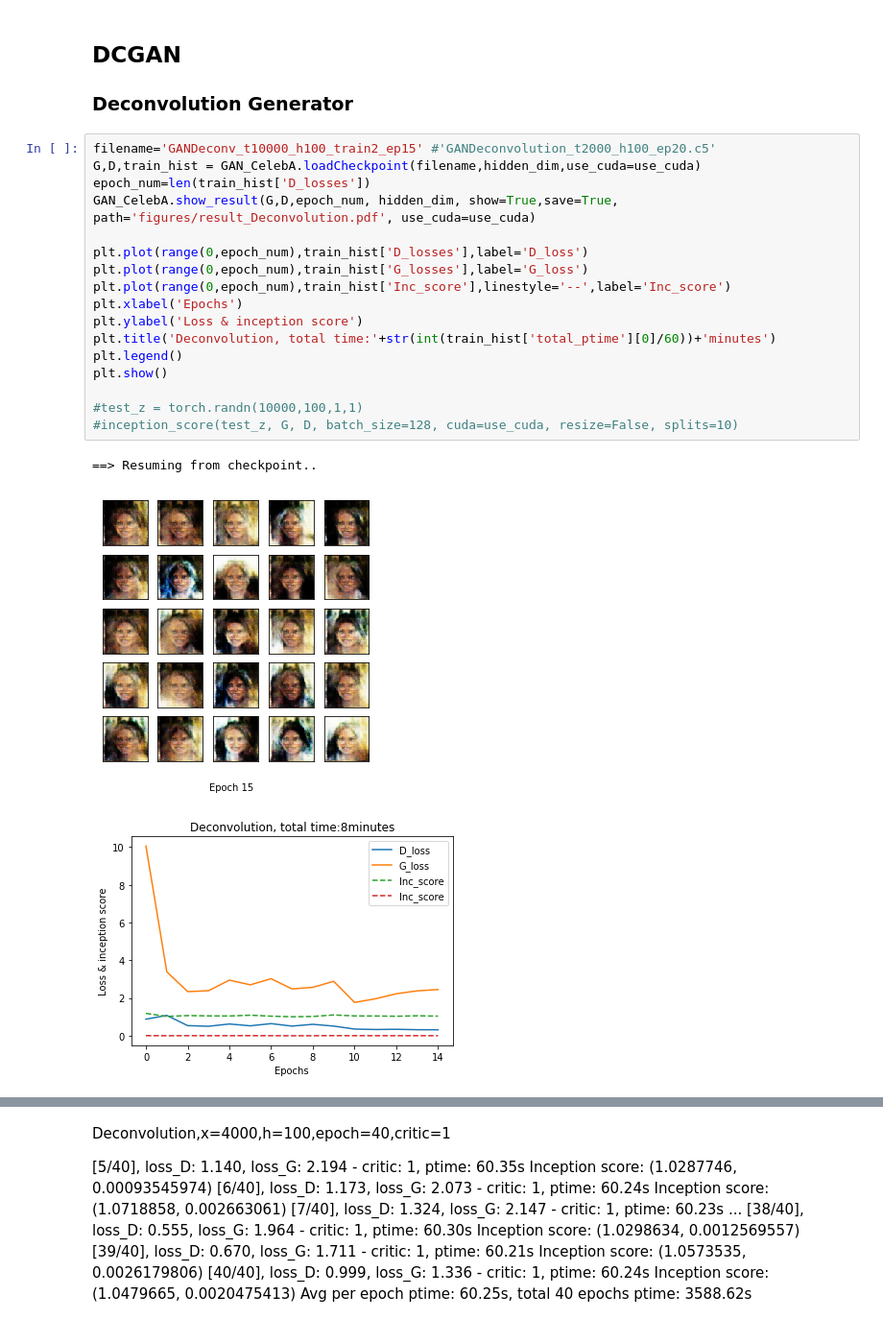
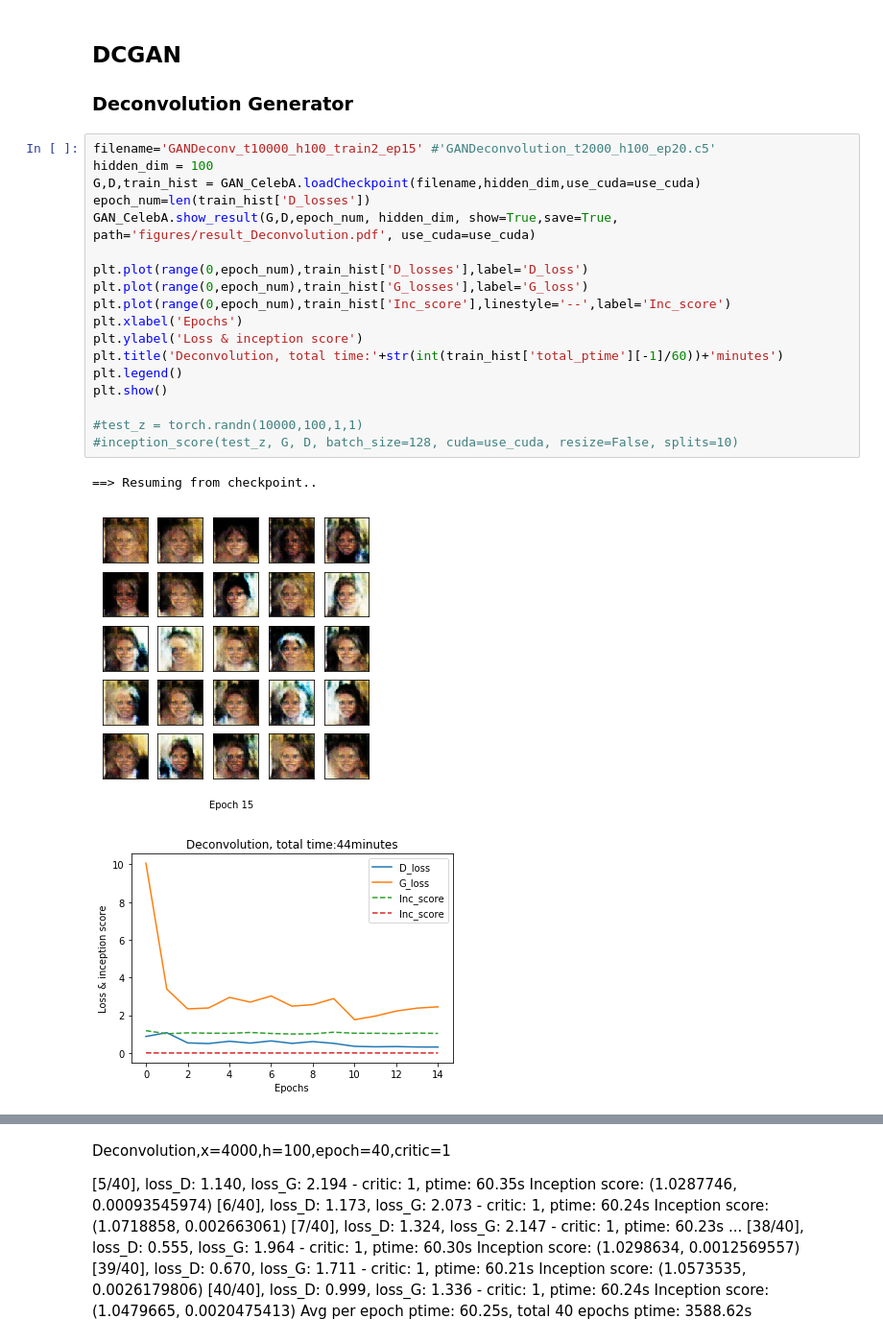
Before and after one commit to fanxiao001/ift6135-assignment, a Jupyter notebook: assignment4/ift6135_hwk4.ipynb, the cells around one changed output, grey strips where cells are left out. Shown at 96% size. Saved outputs shown, nothing was run; the diff lists cells and outputs as text.

```diff
--- a/assignment4/ift6135_hwk4.ipynb
+++ b/assignment4/ift6135_hwk4.ipynb
@@ -50,23 +45,24 @@ dataset = datasets.ImageFolder(root=img_root, transform=data_transform)
 ### Deconvolution Generator
 # %%
 filename='GANDeconv_t10000_h100_train2_ep15' #'GANDeconvolution_t2000_h100_ep20.c5'
+hidden_dim = 100
 G,D,train_hist = GAN_CelebA.loadCheckpoint(filename,hidden_dim,use_cuda=use_cuda)
 epoch_num=len(train_hist['D_losses'])
 GAN_CelebA.show_result(G,D,epoch_num, hidden_dim, show=True,save=True, path='figures/result_Deconvolution.pdf', use_cuda=use_cuda)
 
 plt.plot(range(0,epoch_num),train_hist['D_losses'],label='D_loss')
 plt.plot(range(0,epoch_num),train_hist['G_losses'],label='G_loss')
 plt.plot(range(0,epoch_num),train_hist['Inc_score'],linestyle='--',label='Inc_score')
 plt.xlabel('Epochs')
 plt.ylabel('Loss & inception score')
-plt.title('Deconvolution, total time:'+str(int(train_hist['total_ptime'][0]/60))+'minutes')
+plt.title('Deconvolution, total time:'+str(int(train_hist['total_ptime'][-1]/60))+'minutes')
 plt.legend()
 plt.show()
 
 #test_z = torch.randn(10000,100,1,1)
 #inception_score(test_z, G, D, batch_size=128, cuda=use_cuda, resize=False, splits=10)
 # %% [output]
 ==> Resuming from checkpoint..
-[figure, old version]
+[figure, new version]
-[figure, old version]
+[figure, new version]
 # %%
```
Also changed, not shown: parts of 9 cells of this notebook, 6 other files.
